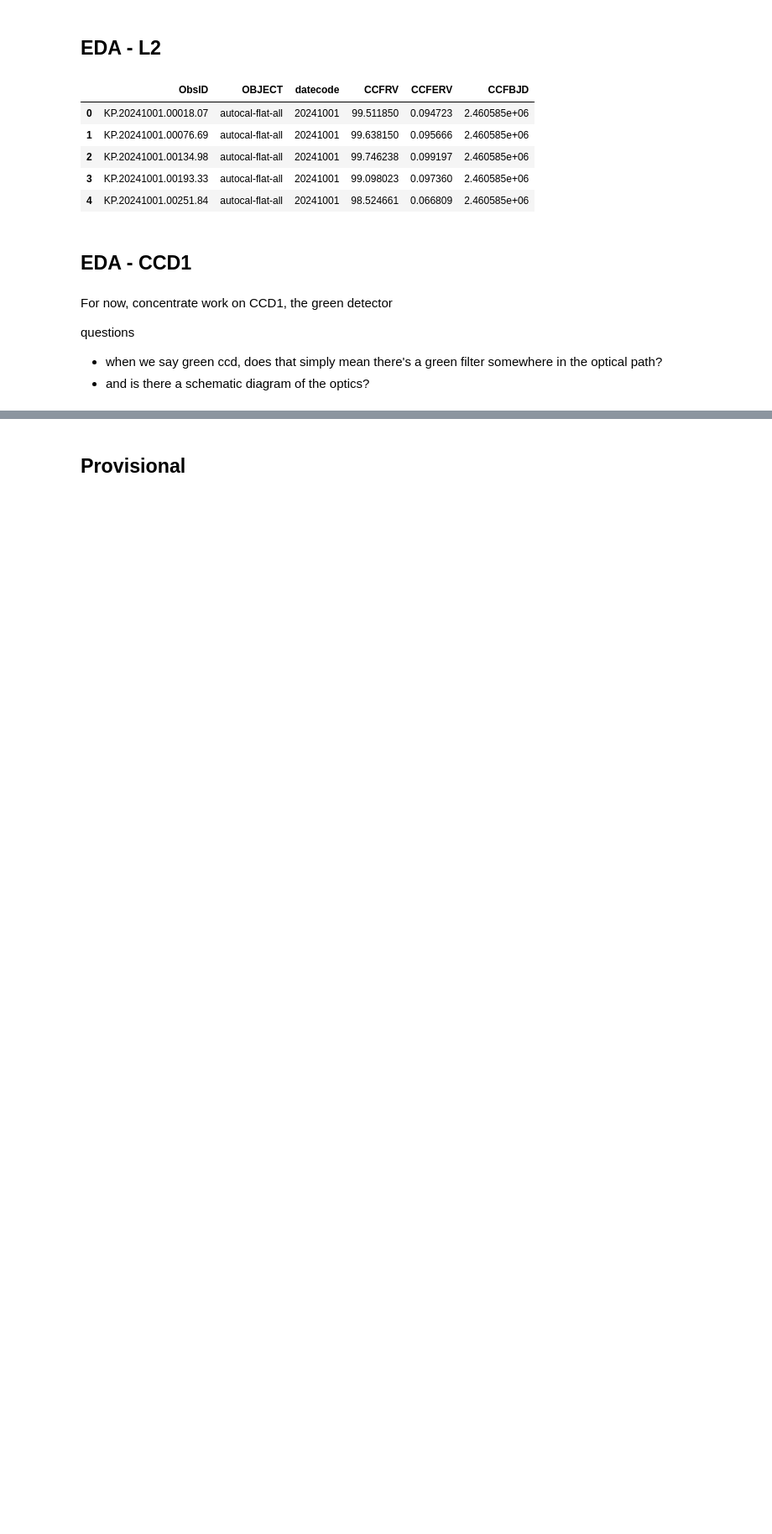
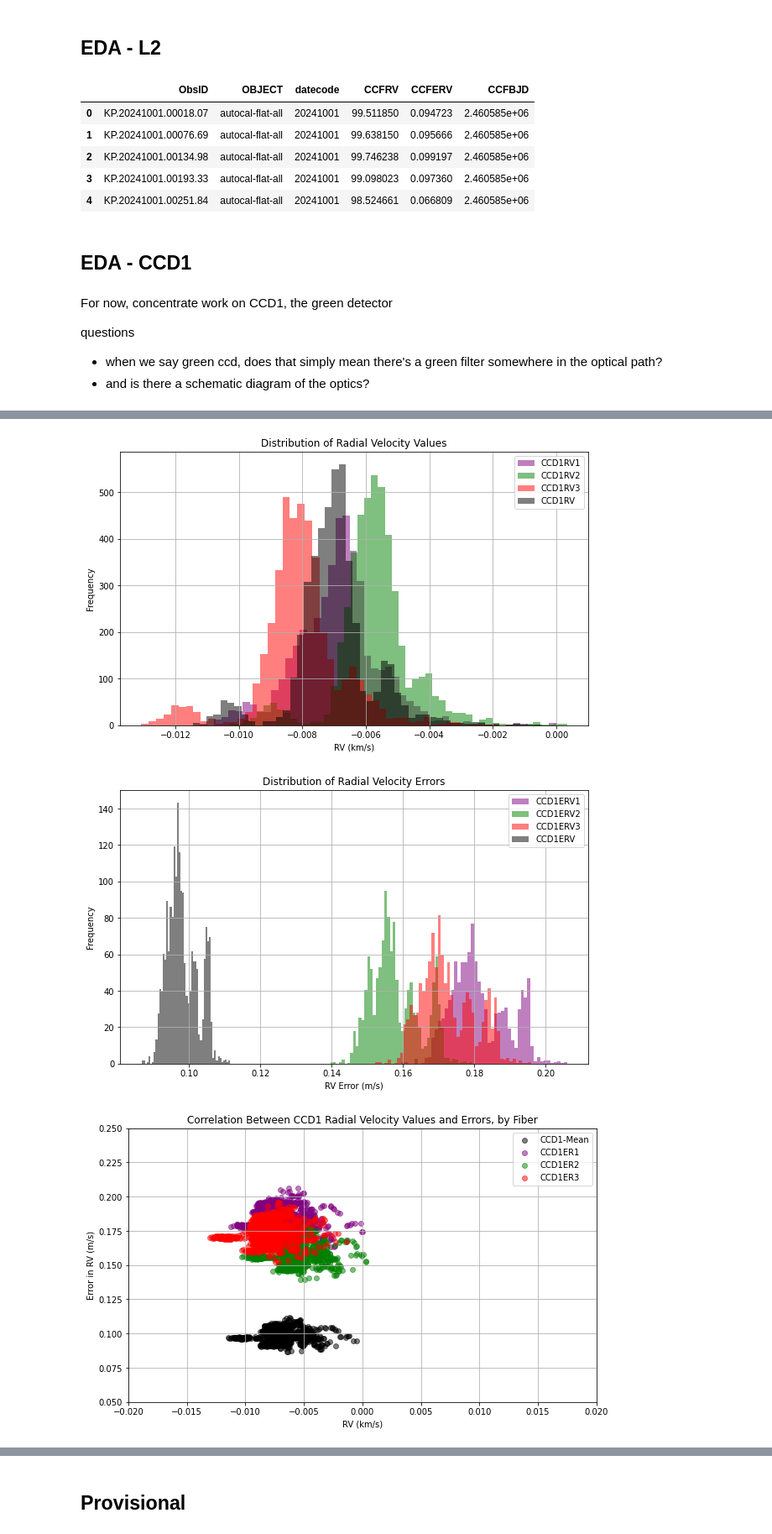
Before and after one commit to howardisaacson/KPF_data_science_sp2025, a Jupyter notebook: jspencermorris/notebooks/jsm_eda_01.ipynb, the cells around one changed output, grey strips where cells are left out. Shown at 84% size. Cells and saved outputs as stored; diff of their text form; code cells hidden in the pictures; blank space fills up the shorter version.

```diff
--- a/jspencermorris/notebooks/jsm_eda_01.ipynb
+++ b/jspencermorris/notebooks/jsm_eda_01.ipynb
@@ -291,7 +360,7 @@ def plot_rv_scatter_by_fiber(df, x_min=-100, x_max=100, y_min=-200, y_max=200):
 # %%
 # define a function to plot an overlay of the mean RV against the component RV's
 def plot_rv_scatter_by_fiber_overlay(df, x_min=-100, x_max=100, y_min=-200, y_max=200):
-    fig, axs = plt.subplots(1, 2, figsize=(10, 6))  # 1 row, 2 columns
+    fig, axs = plt.subplots(1, 2, figsize=(10, 4))  # 1 row, 2 columns
 
     # define the colors for the plots
     colors = ['purple', 'green', 'red']
@@ -301,7 +370,7 @@ def plot_rv_scatter_by_fiber_overlay(df, x_min=-100, x_max=100, y_min=-200, y_ma
     for i, color in enumerate(colors):
         axs[0].scatter(df['CCD1RV'], df[f'CCD1RV{i+1}'], label=f'CCD1RV{i+1}', color=color, alpha=0.8)
         axs[0].set_xlabel('CCD1RV Radial Velocity (km/s)')
-        axs[0].set_ylabel(f'CCD1RV(n) )Radial Velocity (km/s)')
+        axs[0].set_ylabel(f'CCD1RV(n) Radial Velocity (km/s)')
     axs[0].set_title('Comparison of Mean RV and Component RVs')
     axs[0].grid(True)
     axs[0].legend(title="Components")
@@ -670,0 +763,62 @@ print(df_02['OBJECT'].unique())
+# %%
+# plot the distributions of radial velocity values
+plot_rv_value_histograms_by_fiber(df_02b)
+# OBSERVATIONS:
+#   why aren't the RV's centered about 0?
+
+# plot the distributions of radial velocity errors
+plot_rv_error_histograms_by_fiber(df_02b)
+# OBSERVATIONS:
+#   the overall error is ~ 0.1m/s, which is desired
+#   the shape of the error distribution is not gaussian
+
+# plot the distributions of radial velocity errors
+plot_rv_error_scatter_by_fiber(df_02b, xmin=-.02, xmax=.02, ymin=0.05, ymax=.25)
+# OBSERVATIONS:
+#   there is some clustering in the error
+
+# investigate if there are any IQR outliers
+"""show_iqr_outliers(df_02b, 'CCD1ERV')
+show_iqr_outliers(df_02b, 'CCD1ERV1')
+show_iqr_outliers(df_02b, 'CCD1ERV2')
+show_iqr_outliers(df_02b, 'CCD1ERV3')"""
+
+# perform t tests on errors from each error cluster
+"""compare_rv_clusters_ttest(df_02b, 'CCD1ERV', 0.00025, 'CCD1ERV')
+compare_rv_clusters_ttest(df_02b, 'CCD1ERV1', 0.00025, 'CCD1ERV1')
+compare_rv_clusters_ttest(df_02b, 'CCD1ERV2', 0.00025, 'CCD1ERV2')
+compare_rv_clusters_ttest(df_02b, 'CCD1ERV3', 0.00025, 'CCD1ERV3')"""
+
+# perform t tests on temp from each error cluster
+"""compare_rv_clusters(df_02b, 'CCD1ERV', 0.00025, 'ETAV1C1T')
+compare_rv_clusters(df_02b, 'CCD1ERV1', 0.00025, 'ETAV1C1T')
+compare_rv_clusters(df_02b, 'CCD1ERV2', 0.00025, 'ETAV1C1T')
+compare_rv_clusters(df_02b, 'CCD1ERV3', 0.00025, 'ETAV1C1T')"""
+
+# plot the mean RV value, along with its error, from the Green CCD over time
+plot_rv_time_trends_grid(df_02b, 0.05, .35, -.008, -0.004)
+# OBSERVATIONS:
+#   the error in RV varies over time (not a surprise)
+# QUESTIONS:
+#   how is the error itself computed?
+
+# plot the mean RV against the component RV's
+#plot_rv_scatter_by_fiber(df_02b, -0.015,0,-0.015,0)
+plot_rv_scatter_by_fiber_overlay(df_02b, -0.015,0,-0.015,0.002)
+# OBSERVATIONS:
+#   i'd naively expect a uniform distribution about y=x but we don't see this
+#   howard mentioned that the error distribution around CCD1RV1=0 arises from the bias
+
+# plot scatter of RV values between fibers
+plot_fiber_rv_values_scatter(df_02b)
+# OBSERVATIONS:
+#   y-offset =/= 0
+
+# plot scatter of RV errors between fibers
+plot_fiber_rv_errors_scatter(df_02b)
+# OBSERVATIONS:
+#   y-offset =/= 0;  for Fiber1/Fiber2 the slope =/= 1
+# %% [output]
+[figure, added]
+[figure, added]
+[figure, added]
```
Also changed, not shown: parts of 53 cells of this notebook.
